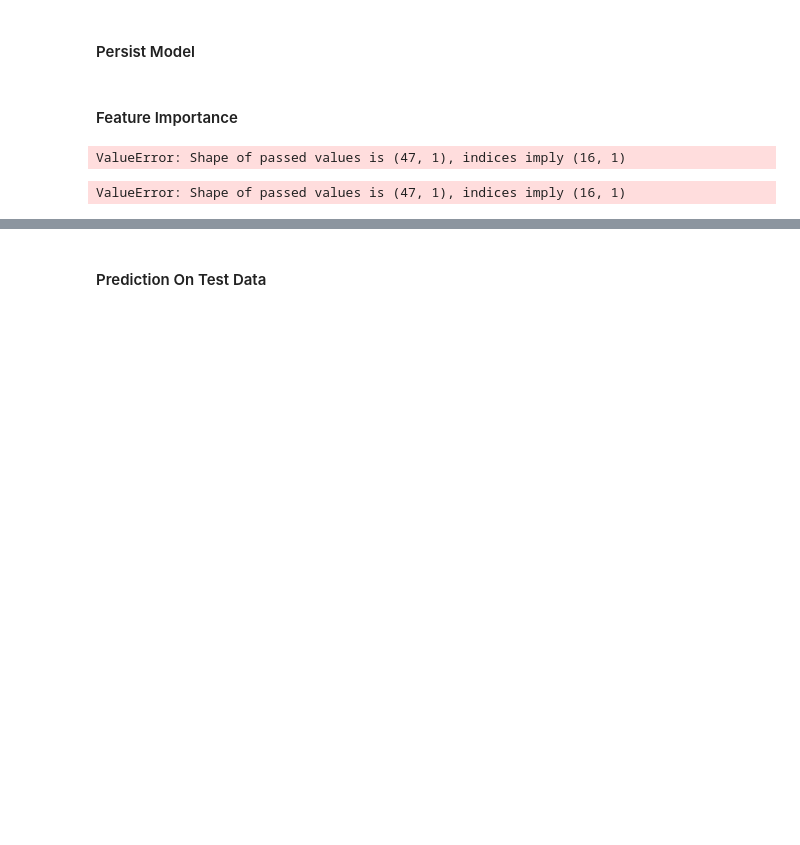
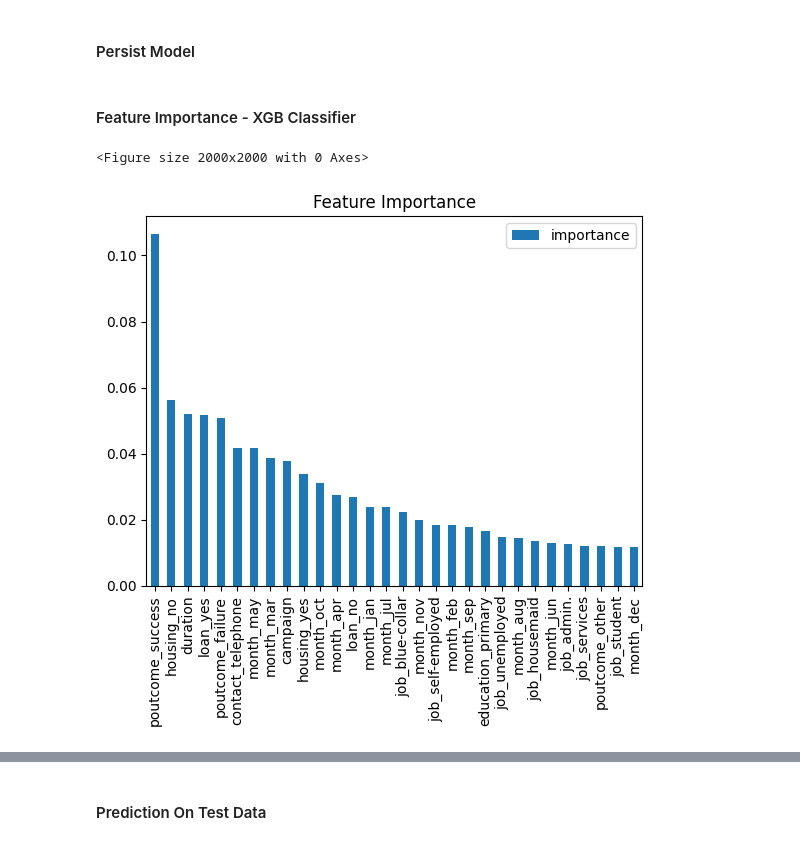
Before and after one commit to adubrightkwartengsnr/Customer_Subscription_Model, a Jupyter notebook: notebooks/customer_subscription.ipynb, the cells around one changed output, grey strips where cells are left out. Cells and saved outputs as stored; diff of their text form; code cells hidden in the pictures; blank space fills up the shorter version.

Commit message:
add feature importance

```diff
--- a/notebooks/customer_subscription.ipynb
+++ b/notebooks/customer_subscription.ipynb
@@ -1248,18 +1266,32 @@ The project focus is on the Positive Class, how our model is performing on predi
 gradient_boost_pipeline = balanced_pipelines["gradient_boost"]
 xgb_classifier_pipeline = balanced_pipelines["xgb_classifier"]
 # %% [markdown]
-#### Feature Importance
+#### Feature Importance - XGB Classifier
-# %%
-feature_importance = gradient_boost_pipeline.named_steps.classifier.feature_importances_
-feature_names = X.columns
-feat_df = pd.DataFrame(feature_importance, index=feature_names ,columns=["importance"]).head(10)
-feat_df.sort_values("importance",ascending=False).plot(kind="bar",title="Feature Importance")
-# %% [output]
-ValueError: Shape of passed values is (47, 1), indices imply (16, 1)
-# %%
-feature_importance = xgb_classifier_pipeline.named_steps.classifier.feature_importances_
-feature_names = X.columns
-feat_df = pd.DataFrame(feature_importance, index=feature_names ,columns=["importance"]).head(10)
-feat_df.sort_values("importance",ascending=False).plot(kind="bar",title="Feature Importance For XGB Classifier Model")
-# %% [output]
-ValueError: Shape of passed values is (47, 1), indices imply (16, 1)
+# %%
+# Extract feature importances
+feature_importance = xgb_classifier_pipeline.named_steps['classifier'].feature_importances_
+
+# Convert the csr_matrix to a dense array
+preprocessed_X_train = xgb_classifier_pipeline[:-1].transform(X_train)
+
+# Get feature names from the ColumnTransformer
+try:
+    num_feature_names = numerical_features  # Get original numerical features before applying pipeline
+    cat_feature_names = xgb_classifier_pipeline.named_steps['preprocessor'].transformers_[1][1].named_steps['cat_encoder'].get_feature_names_out(categorical_features)
+    preprocessed_feature_names = np.concatenate([num_feature_names, cat_feature_names])
+except AttributeError:
+    preprocessed_feature_names = X_train.columns  # Fall back to original feature names if there's an issue
+
+# Ensure the length of feature_importance matches the feature names
+if len(feature_importance) == len(preprocessed_feature_names):
+    feat_df = pd.DataFrame(feature_importance, index = preprocessed_feature_names, columns=["importance"])
+else:
+    print(f"Mismatch: {len(feature_importance)} importances vs {len(preprocessed_feature_names)} features")
+
+# Plot the top 10 most important features
+plt.figure(figsize=(20,20))
+feat_df.sort_values("importance", ascending=False).head(30).plot(kind="bar", title="Feature Importance")
+plt.show()
+# %% [output]
+<Figure size 2000x2000 with 0 Axes>
+[figure, added]
```
Also changed, not shown: parts of 10 cells of this notebook, 1 other file.
